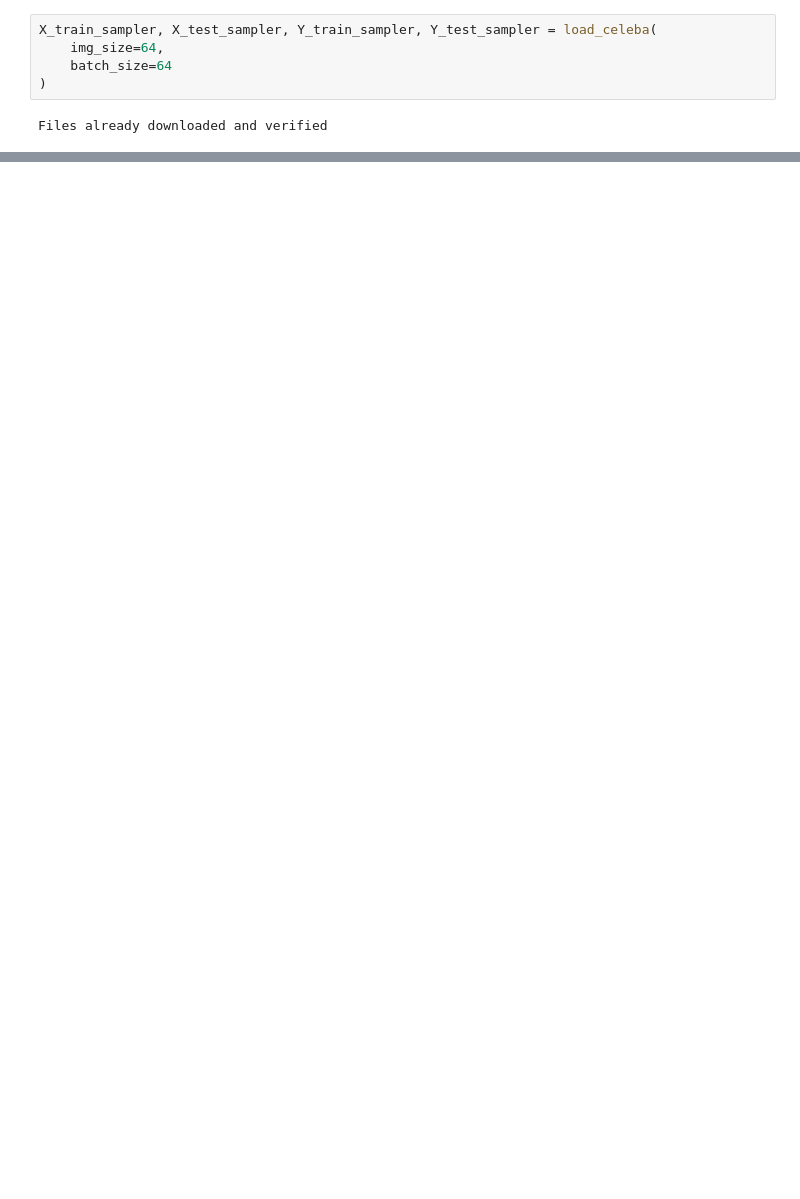
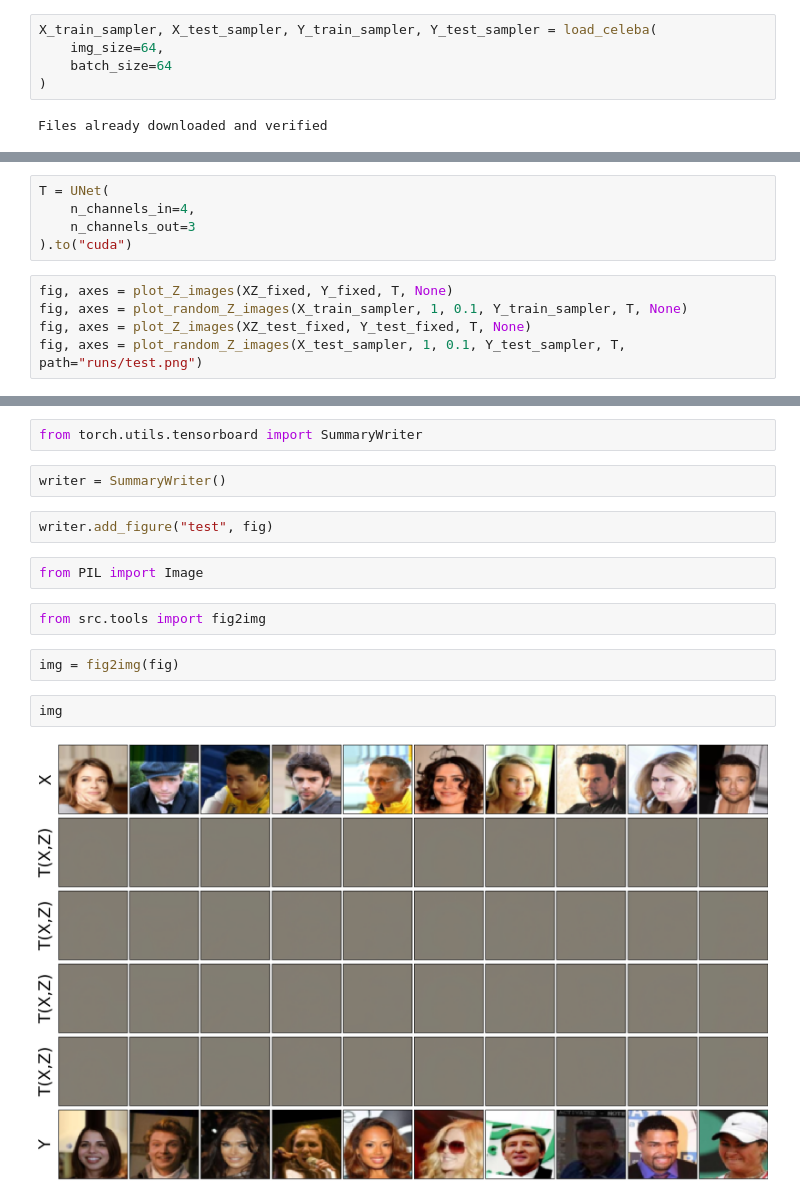
Before and after one commit to khiem2105/Neural-Optimal-Transport, a Jupyter notebook: test.ipynb, the cells around one changed output, grey strips where cells are left out. Saved outputs shown, nothing was run; the diff lists cells and outputs as text; blank space fills up the shorter version.

Commit message:
save ckpt + plot + logger + setup for colab

```diff
--- a/test.ipynb
+++ b/test.ipynb
@@ -12,0 +39,10 @@ Files already downloaded and verified
+# %%
+T = UNet(
+    n_channels_in=4,
+    n_channels_out=3
+).to("cuda")
+# %%
+fig, axes = plot_Z_images(XZ_fixed, Y_fixed, T, None)
+fig, axes = plot_random_Z_images(X_train_sampler, 1, 0.1, Y_train_sampler, T, None)
+fig, axes = plot_Z_images(XZ_test_fixed, Y_test_fixed, T, None)
+fig, axes = plot_random_Z_images(X_test_sampler, 1, 0.1, Y_test_sampler, T, path="runs/test.png")
@@ -13,3 +54,19 @@ Files already downloaded and verified
+# %%
+from torch.utils.tensorboard import SummaryWriter
+# %%
+writer = SummaryWriter()
+# %%
+writer.add_figure("test", fig)
+# %%
+from PIL import Image
+# %%
+from src.tools import fig2img
+# %%
+img = fig2img(fig)
+# %%
+img
+# %% [output]
+[figure, added]
 # %%
 trainer = Trainer(
     img_size=64,
```
Also changed, not shown: parts of 8 cells of this notebook, 7 other files.
